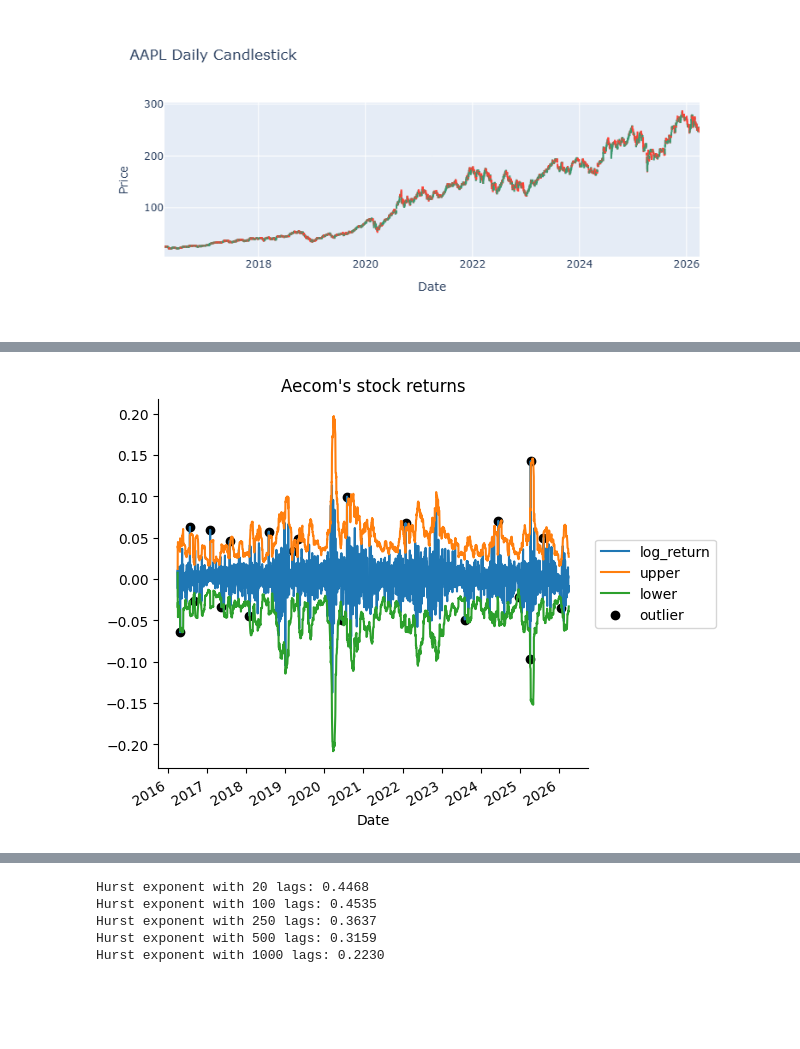
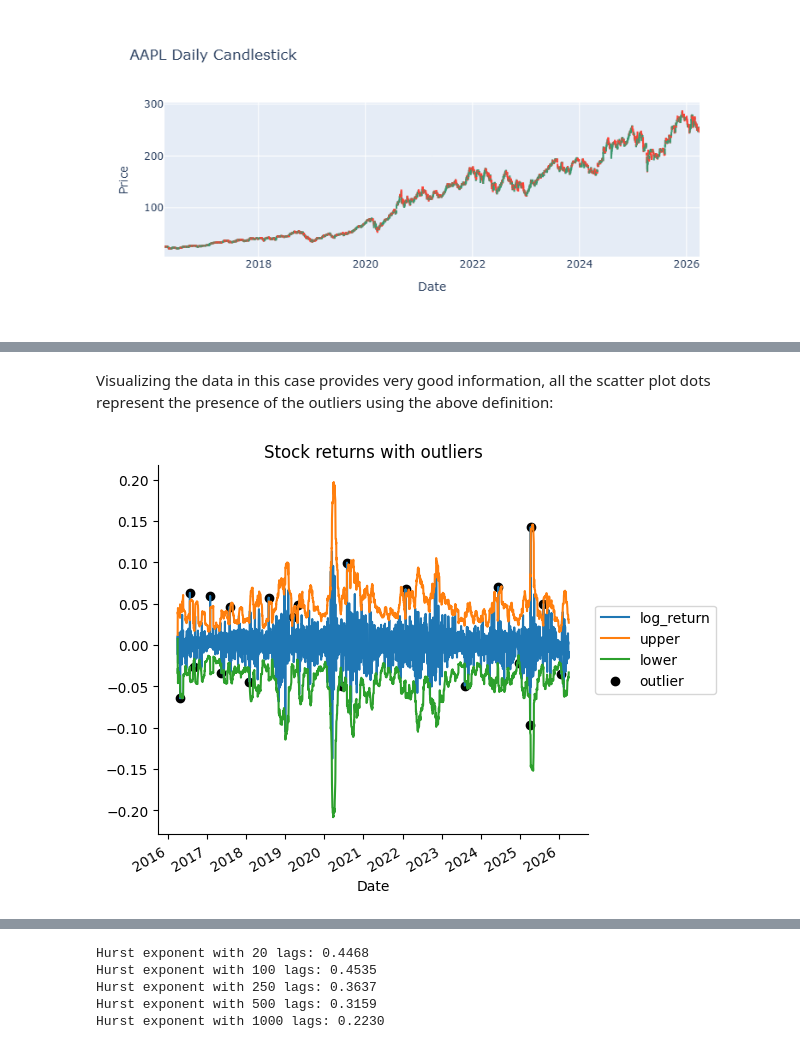
Before and after one commit to Kamend1/data_science_final_project, a Jupyter notebook: notebooks/1_1_stock_returns_data_pipeline.ipynb, the cells around one changed output, grey strips where cells are left out. Drawn from its saved outputs; the diff is of its cells as text; code cells hidden in the pictures; blank space fills up the shorter version.

```diff
--- a/notebooks/1_1_stock_returns_data_pipeline.ipynb
+++ b/notebooks/1_1_stock_returns_data_pipeline.ipynb
@@ -156,17 +188,7 @@ return_data
 # %%
-#TODO Create a method
-
 N_SIGMAS = 3
 
-return_data["upper"] = return_data["mean"] + N_SIGMAS * return_data["std"]
-return_data["lower"] = return_data["mean"] - N_SIGMAS * return_data["std"]
-
-return_data["outlier"] = (
-    (return_data["log_return"] > return_data["upper"]) |
-    (return_data["log_return"] < return_data["lower"])
-)
-
-return_data = return_data.dropna()
+return_data = data_pipe.get_return_outliers(return_data, N_SIGMAS)
 return_data
 # %% [output]
 |  | Close | High | Low | Open | Volume | daily_return | log_return | daily_return_pct | ... |
@@ -185,17 +207,16 @@ return_data
 2512 rows × 14 columns
+# %% [markdown]
+Visualizing the data in this case provides very good information, all the scatter plot dots represent the presence of the outliers using the above definition:
 # %%
-#TODO Create a plot util method
+y_cols = ("log_return", "upper", "lower")
+outlier_col = "outlier"
+title = "Stock returns with outliers"
 
-fig, ax = plt.subplots()
-
-return_data[["log_return", "upper", "lower"]].plot(ax=ax)
-ax.scatter(return_data.loc[return_data["outlier"]].index,
-           return_data.loc[return_data["outlier"], "log_return"],
-           color="black", label="outlier")
-ax.set_title("Aecom's stock returns")
-ax.legend(loc="center left", bbox_to_anchor=(1, 0.5))
-
-sns.despine()
-plt.tight_layout()
+fig, ax = plot_utils.plot_returns_outliers(
+    return_data,
+    y_cols,
+    outlier_col,
+    title
+)
 # %% [output]
-[figure, old version]
+[figure, new version]
```
Also changed, not shown: parts of 52 cells of this notebook, 3 other files.
